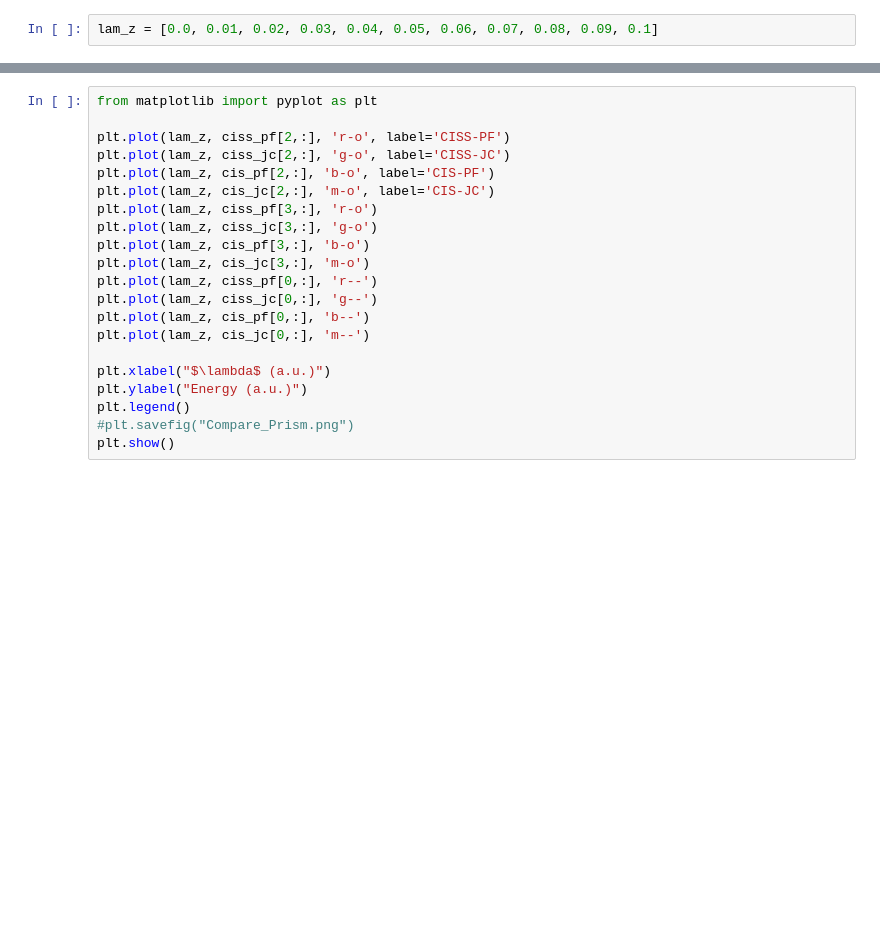
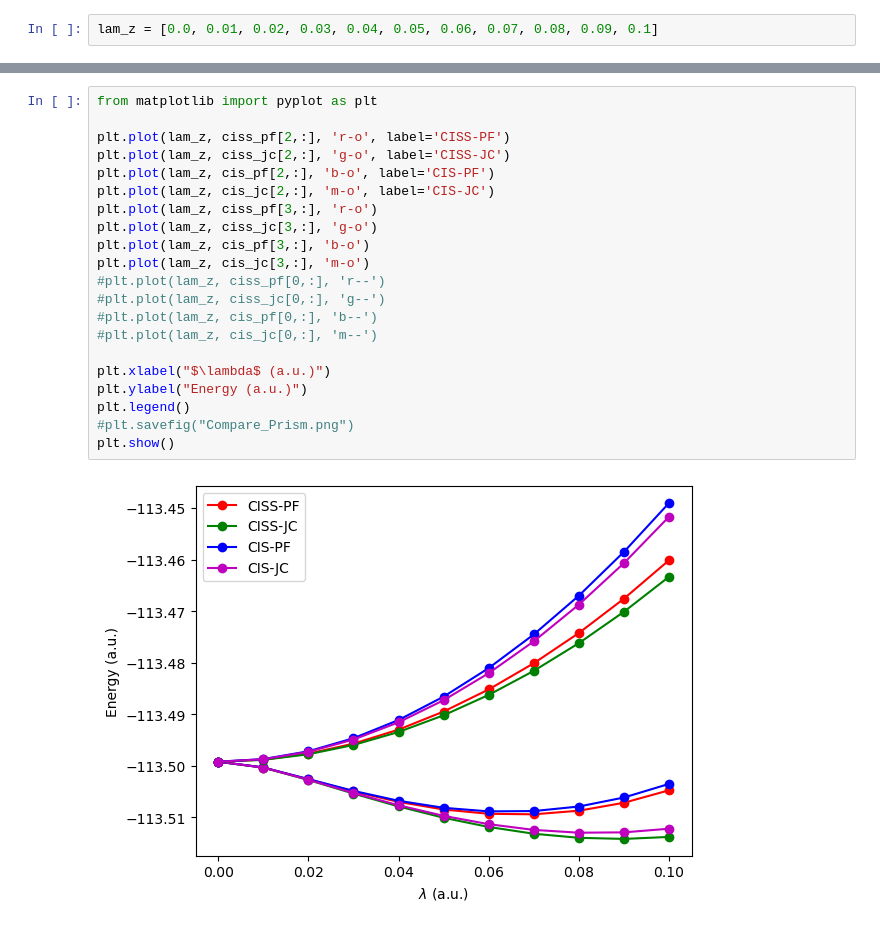
Before and after one commit to FoleyLab/psi4polaritonic, a Jupyter notebook: Comparing_CISS_prism.ipynb, the cells around one changed output, grey strips where cells are left out. Drawn from its saved outputs; the diff is of its cells as text; blank space fills up the shorter version.

```diff
--- a/Comparing_CISS_prism.ipynb
+++ b/Comparing_CISS_prism.ipynb
@@ -116,24 +161,26 @@ for l in lam_z:
 # %%
 from matplotlib import pyplot as plt
 
 plt.plot(lam_z, ciss_pf[2,:], 'r-o', label='CISS-PF')
 plt.plot(lam_z, ciss_jc[2,:], 'g-o', label='CISS-JC')
 plt.plot(lam_z, cis_pf[2,:], 'b-o', label='CIS-PF')
 plt.plot(lam_z, cis_jc[2,:], 'm-o', label='CIS-JC')
 plt.plot(lam_z, ciss_pf[3,:], 'r-o')
 plt.plot(lam_z, ciss_jc[3,:], 'g-o')
 plt.plot(lam_z, cis_pf[3,:], 'b-o')
 plt.plot(lam_z, cis_jc[3,:], 'm-o')
-plt.plot(lam_z, ciss_pf[0,:], 'r--')
-plt.plot(lam_z, ciss_jc[0,:], 'g--')
-plt.plot(lam_z, cis_pf[0,:], 'b--')
-plt.plot(lam_z, cis_jc[0,:], 'm--')
+#plt.plot(lam_z, ciss_pf[0,:], 'r--')
+#plt.plot(lam_z, ciss_jc[0,:], 'g--')
+#plt.plot(lam_z, cis_pf[0,:], 'b--')
+#plt.plot(lam_z, cis_jc[0,:], 'm--')
 
 plt.xlabel("$\lambda$ (a.u.)")
 plt.ylabel("Energy (a.u.)")
 plt.legend()
 #plt.savefig("Compare_Prism.png")
 plt.show()
+# %% [output]
+[figure, added]
 # %%
 plt.plot(lam_z, ciss_pf[0,:], 'r-o', label='CISS-PF')
 plt.plot(lam_z, ciss_jc[0,:], 'g-o', label='CISS-JC')
```
Also changed, not shown: parts of 6 cells of this notebook, 6 other files.
